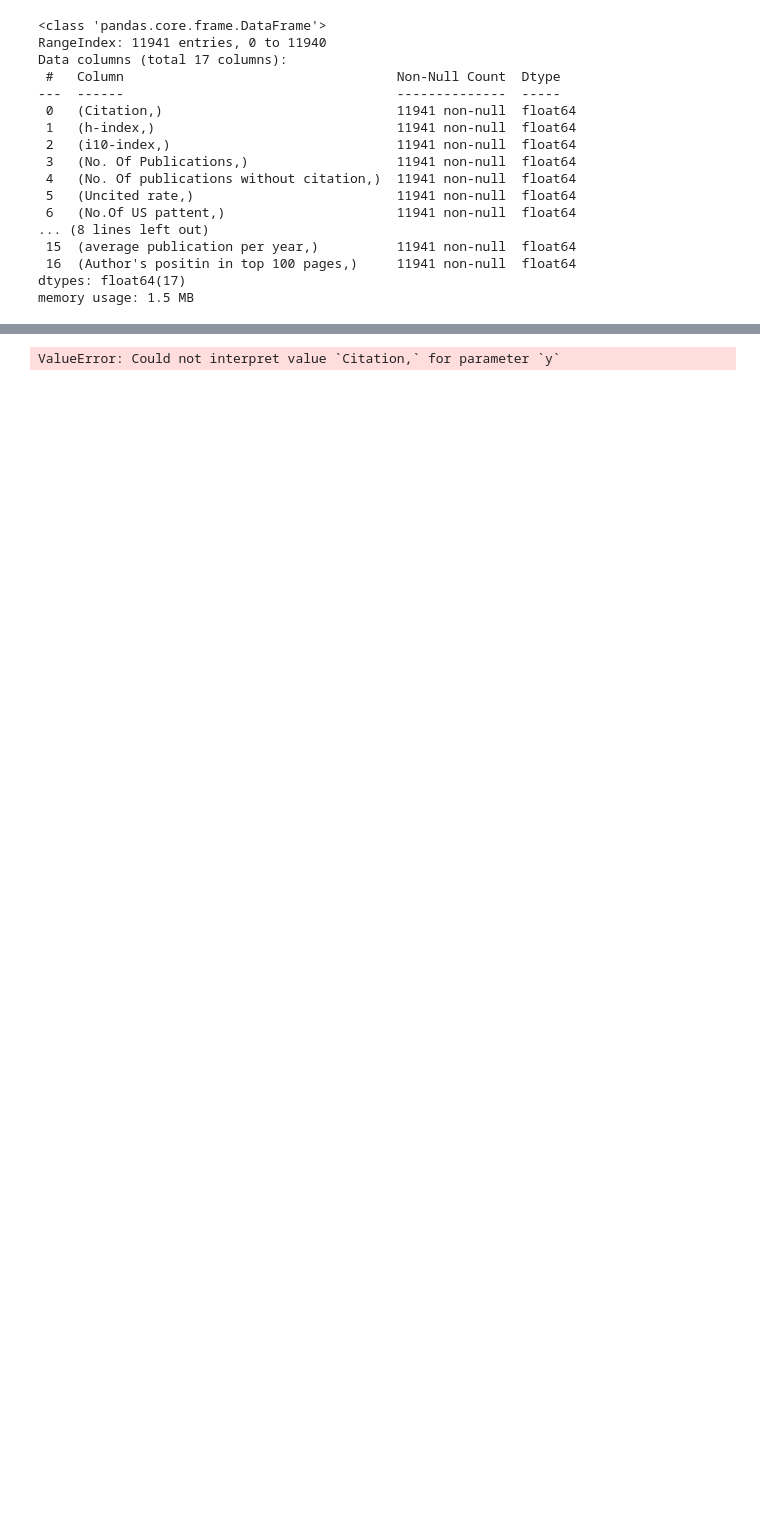
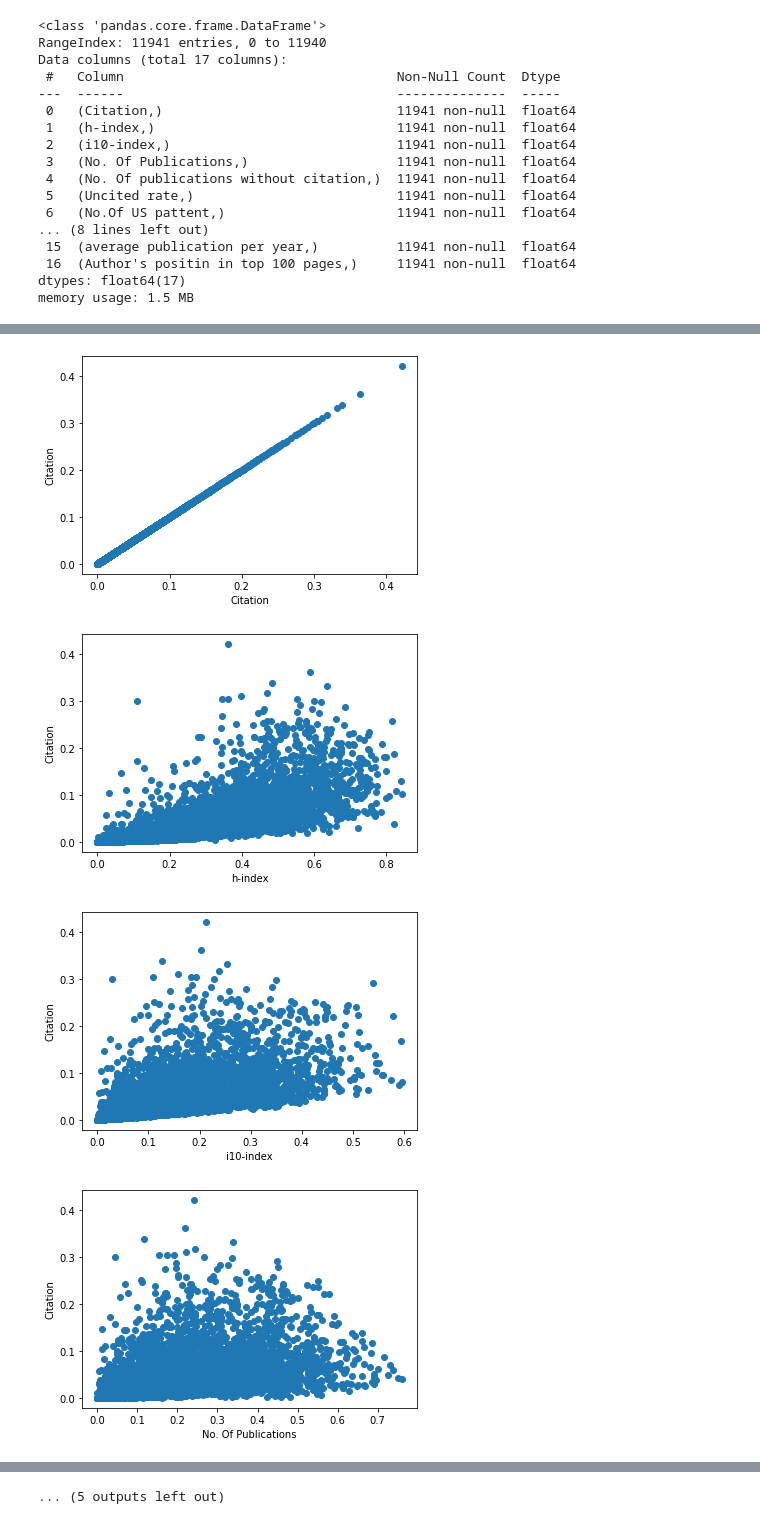
Before and after one commit to amirhossein-bayati/get-scholar-professors, a Jupyter notebook: Preprocess/preprocessing-MLarticle-2.ipynb, the cells around one changed output, grey strips where cells are left out. Saved outputs shown, nothing was run; the diff lists cells and outputs as text; code cells hidden in the pictures; blank space fills up the shorter version.

```diff
--- a/Preprocess/preprocessing-MLarticle-2.ipynb
+++ b/Preprocess/preprocessing-MLarticle-2.ipynb
@@ -157,6 +165,6 @@ for col in df.columns:
 ... (5 outputs left out)
 # %%
-for col in df.columns:
-    sns.boxenplot(x = df[col])
+for col in cols:
+    sns.boxenplot(x=main_df[col])
     plt.show()
 # %% [output]
@@ -184,5 +191,11 @@ plt.show()
 # %%
-for col in df.columns:
-    sns.scatterplot(data=df, x=col, y = 'Citation')
+for col in cols:
+    plt.scatter(df[col], df['Citation'])
+    plt.xlabel(col)
+    plt.ylabel('Citation')
     plt.show()
 # %% [output]
+[figure, added]
+[figure, added]
+[figure, added]
+[figure, added]
@@ -189 +210 @@ for col in df.columns:
-ValueError: Could not interpret value `Citation,` for parameter `y`
+... (5 outputs left out)
```
Also changed, not shown: parts of 11 cells of this notebook.
